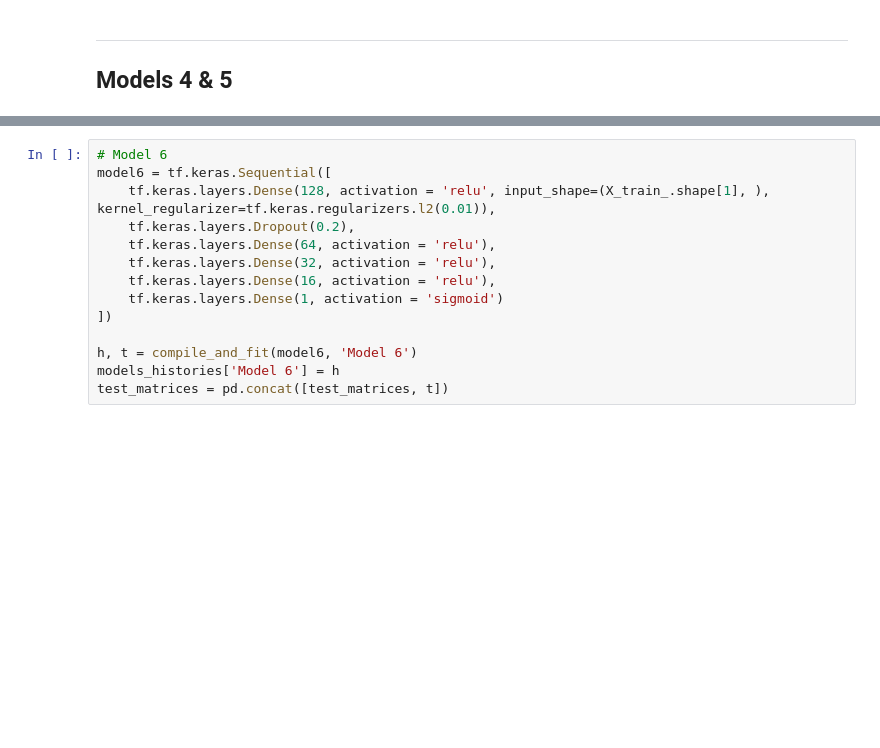
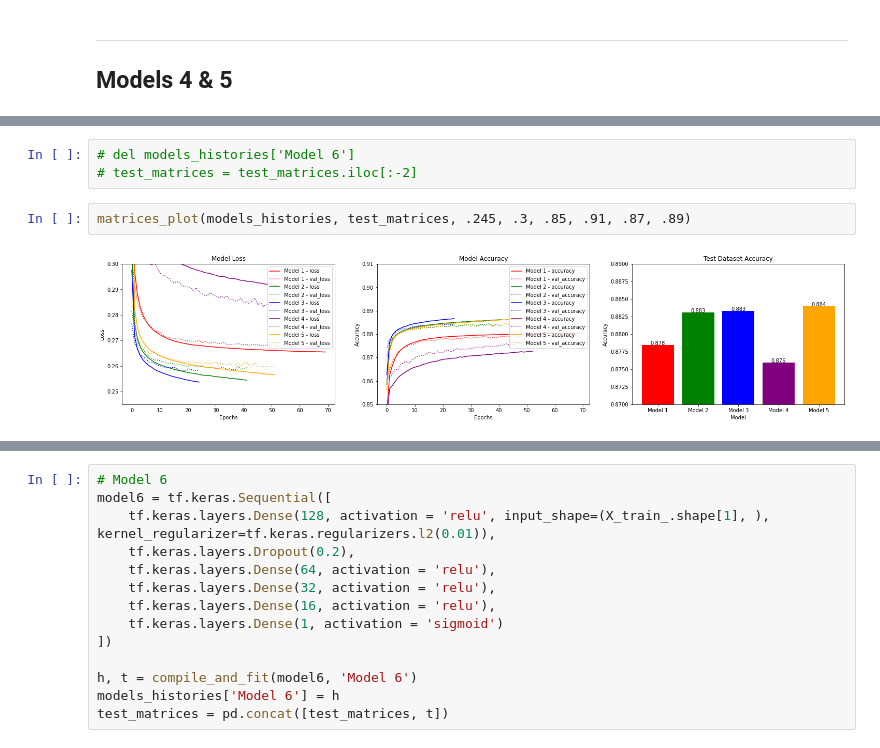
Before and after one commit to JosephLazarus/QTW, a Jupyter notebook: Case Study 6/CaseStudy6_Final.ipynb, the cells around one changed output, grey strips where cells are left out. Saved outputs shown, nothing was run; the diff lists cells and outputs as text; blank space fills up the shorter version.

```diff
--- a/Case Study 6/CaseStudy6_Final.ipynb
+++ b/Case Study 6/CaseStudy6_Final.ipynb
@@ -417 +504,8 @@ plt.show()
+# %%
+# del models_histories['Model 6']
+# test_matrices = test_matrices.iloc[:-2]
+# %%
+matrices_plot(models_histories, test_matrices, .245, .3, .85, .91, .87, .89)
+# %% [output]
+[figure, added]
 # %%
```
Also changed, not shown: parts of 18 cells of this notebook.
